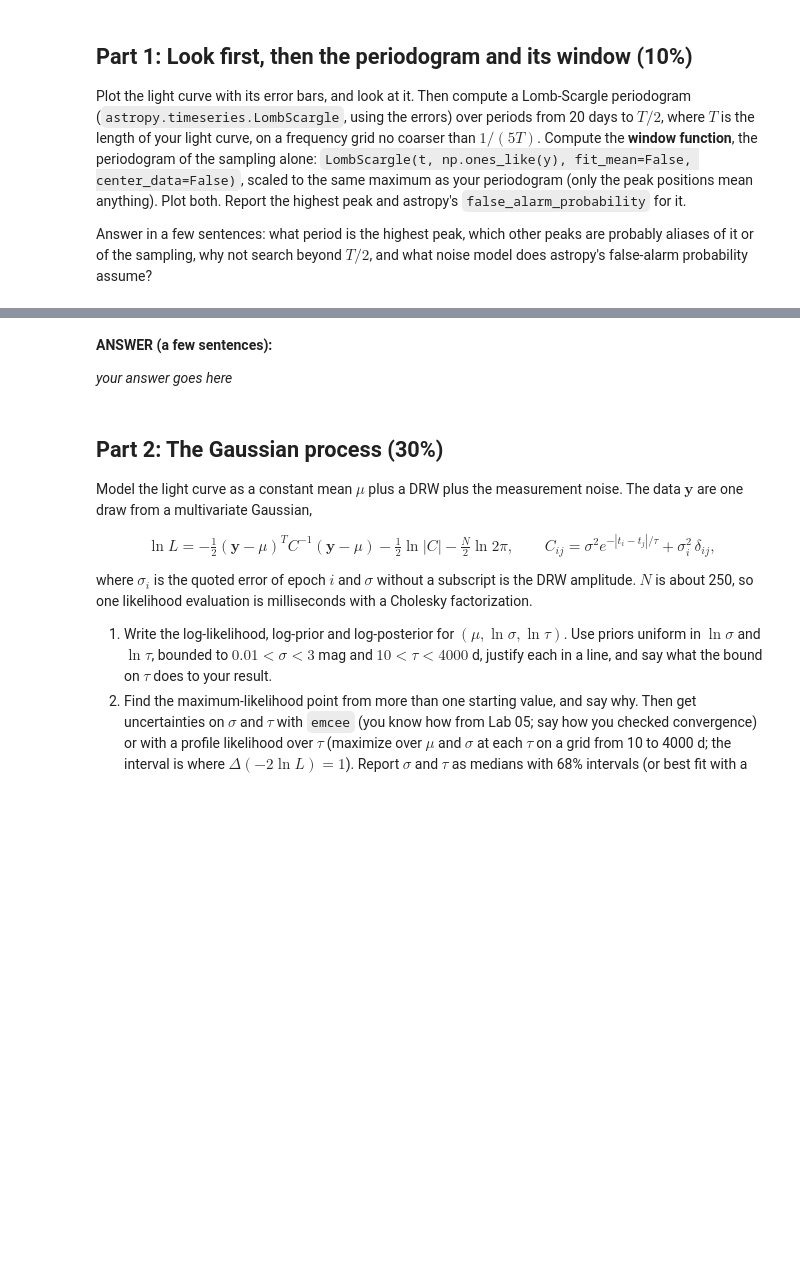
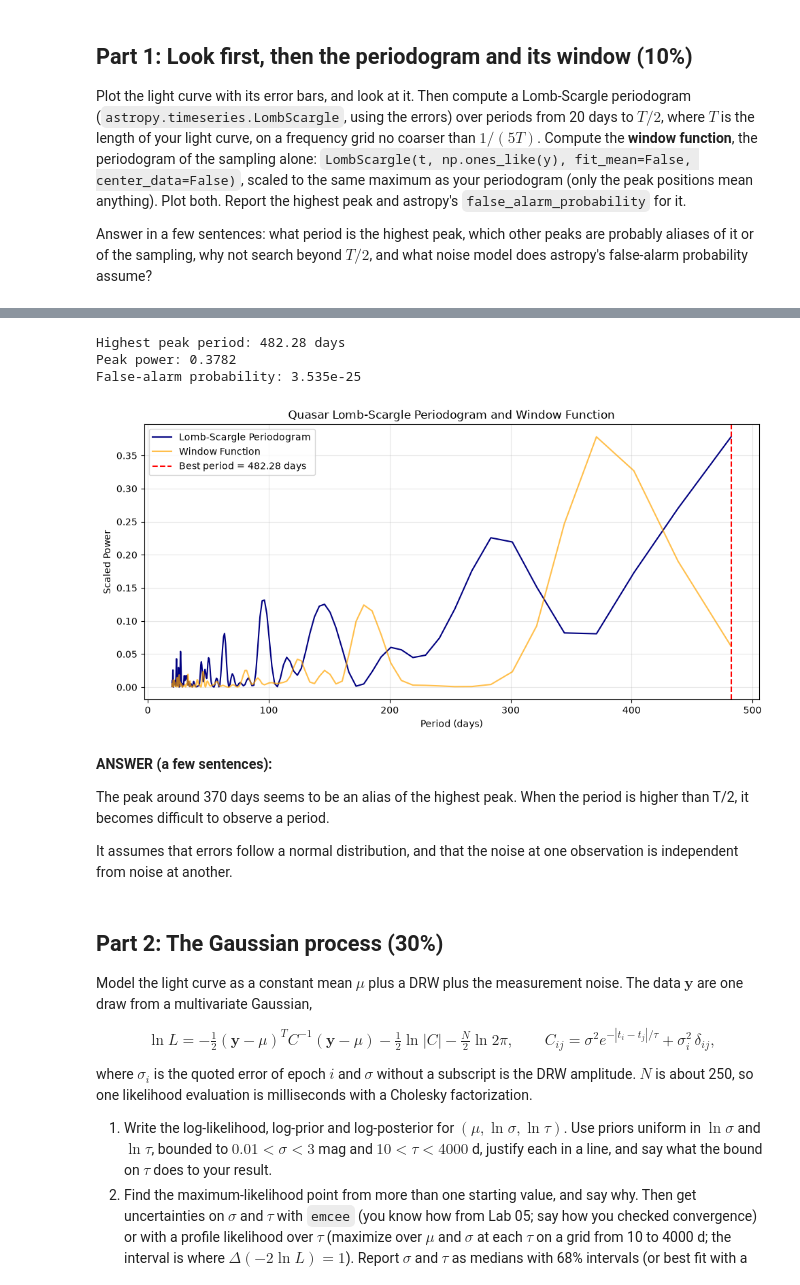
Before and after one commit to AustinMathison/ast457_2026_Fall, a Jupyter notebook: labs/07/lab07.ipynb, the cells around one changed output, grey strips where cells are left out. Saved outputs shown, nothing was run; the diff lists cells and outputs as text; code cells hidden in the pictures; blank space fills up the shorter version.

```diff
--- a/labs/07/lab07.ipynb
+++ b/labs/07/lab07.ipynb
@@ -42,7 +53,54 @@ Answer in a few sentences: what period is the highest peak, which other peaks ar
+# %%
+min_period = 20
+max_period = T / 2
+
+min_freq = 1 / max_period
+max_freq = 1 / min_period
+
+df = 1 / (5 * T)
+frequency = np.arange(min_freq, max_freq + df/2, df)
+
+ls = LombScargle(t, y, e)
+power = ls.power(frequency)
+
+peak_index = np.argmax(power)
+best_frequency = frequency[peak_index]
+best_period = 1 / best_frequency
+peak_power = power[peak_index]
+
+fap = ls.false_alarm_probability(peak_power, method='baluev', minimum_frequency=min_freq, maximum_frequency=max_freq)
+
+print(f"Highest peak period: {best_period:.2f} days")
+print(f"Peak power: {peak_power:.4f}")
+print(f"False-alarm probability: {fap:.6g}")
+
+window_ls = LombScargle(t, np.ones_like(y), fit_mean=False, center_data=False)
+window_power = window_ls.power(frequency)
+window_scaled = window_power / np.max(window_power) * np.max(power)
+
+plt.figure(figsize=(10, 5))
+plt.plot(1 / frequency, power,color='navy',label='Lomb-Scargle Periodogram')
+plt.plot(1 / frequency, window_scaled,color='orange',alpha=0.7,label='Window Function')
+plt.axvline(best_period,color='red',linestyle='--',label=f'Best period = {best_period:.2f} days')
+plt.xlabel('Period (days)')
+plt.ylabel('Scaled Power')
+plt.title('Quasar Lomb-Scargle Periodogram and Window Function')
+
+plt.legend()
+plt.grid(alpha=0.3)
+plt.tight_layout()
+plt.show()
+# %% [output]
+Highest peak period: 482.28 days
+Peak power: 0.3782
+False-alarm probability: 3.535e-25
+[figure, added]
 # %% [markdown]
 **ANSWER (a few sentences):**
 
-*your answer goes here*
+The peak around 370 days seems to be an alias of the highest peak. When the period is higher than T/2, it becomes difficult to observe a period.
+
+It assumes that errors follow a normal distribution, and that the noise at one observation is independent from noise at another.
 # %% [markdown]
 ## Part 2: The Gaussian process (30%)
 
```
Also changed, not shown: parts of 26 cells of this notebook, 1 other file.
